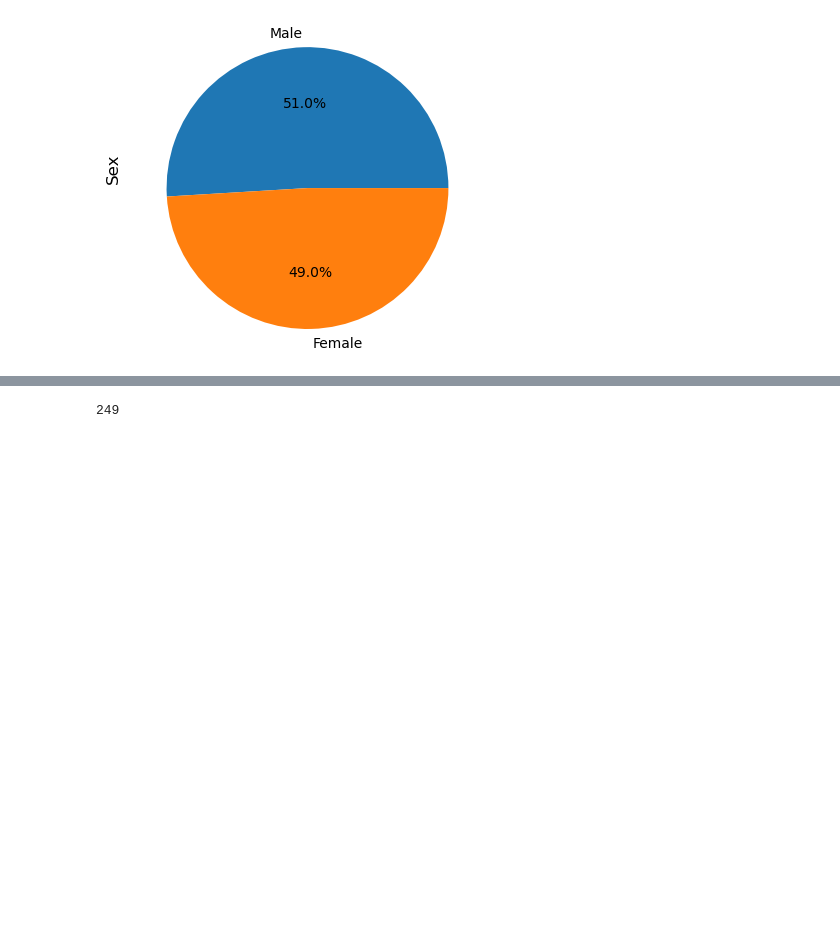
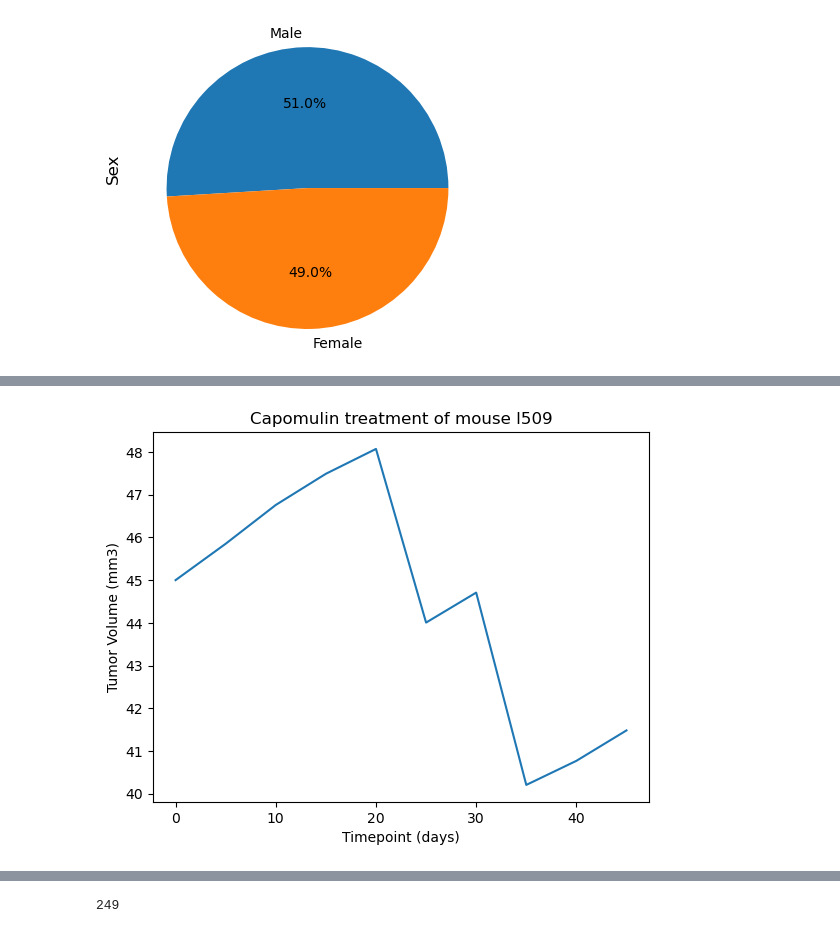
Before and after one commit to MarkOlsonMN/matplotlib-challenge, a Jupyter notebook: Pymaceuticals/Pymaceuticals_Jupyter_Notebook.ipynb, the cells around one changed output, grey strips where cells are left out. Saved outputs shown, nothing was run; the diff lists cells and outputs as text; code cells hidden in the pictures; blank space fills up the shorter version.

Commit message:
partial assignment save point 3 - skipped box plot and did scatter regression

```diff
--- a/Pymaceuticals/Pymaceuticals_Jupyter_Notebook.ipynb
+++ b/Pymaceuticals/Pymaceuticals_Jupyter_Notebook.ipynb
@@ -458,0 +500,7 @@ plt.show()
+# %%
+
+# MOUSE 1509
+# Mouse_Id = l509 LlIi
+#
+mouse_l509_df = clean_df[ (clean_df['Mouse ID'] == "l509") & (clean_df["Drug Regimen"] == "Capomulin") ]
+mouse_l509_df.head()
@@ -458,0 +514,11 @@ plt.show()
+# %%
+plt.plot(mouse_l509_df['Timepoint'], mouse_l509_df['Tumor Volume (mm3)'])
+
+# Add labels and a title to the chart:
+plt.xlabel('Timepoint (days)')
+plt.ylabel('Tumor Volume (mm3)')
+plt.title('Capomulin treatment of mouse l509')
+
+plt.show()
+# %% [output]
+[figure, added]
```
Also changed, not shown: parts of 18 cells of this notebook.
